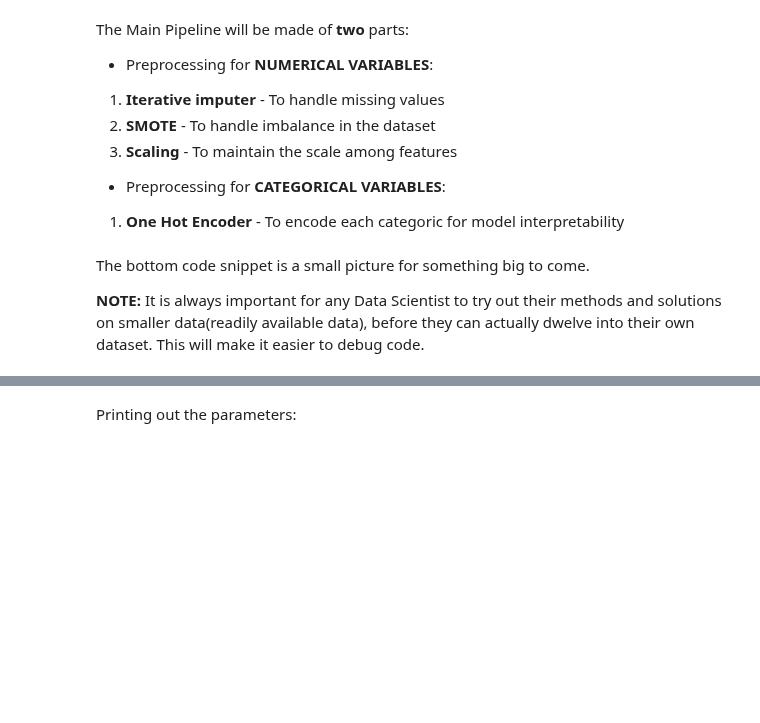
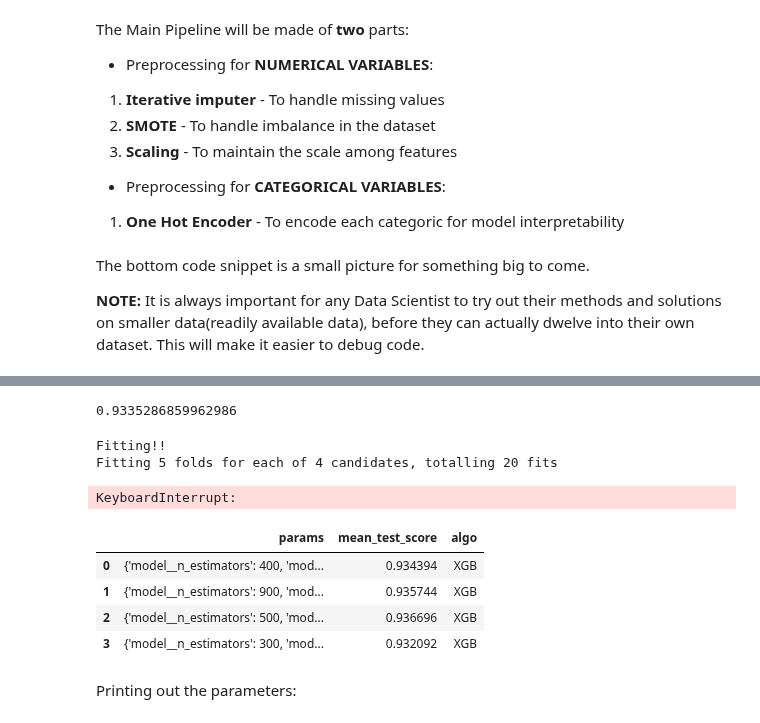
Before and after one commit to s-ravi18/Kaggle-Notebooks, a Jupyter notebook: credit-risk-analysis-redo.ipynb, the cells around one changed output, grey strips where cells are left out. Saved outputs shown, nothing was run; the diff lists cells and outputs as text; code cells hidden in the pictures; blank space fills up the shorter version.

```diff
--- a/credit-risk-analysis-redo.ipynb
+++ b/credit-risk-analysis-redo.ipynb
@@ -375,0 +572,22 @@ cat_cols = X.select_dtypes(exclude=[np.number]).columns
+# %%
+### 1. Creating a pipeline for numerical columns:
+num_pipe = Pipeline([
+    ('impute', IterativeImputer()),     #MICE (Multivariate Imputation by Chained Equations)
+    ('scale', StandardScaler()),
+])
+
+### 2. Using the Column Transformer class for binding the above numeric pipeline and
+###    the preprocessing steps of categorical columns:
+ct = ColumnTransformer([
+    ('num_pipe', num_pipe, make_column_selector(dtype_include=np.number)),
+    ('cat_cols', OneHotEncoder(sparse=False, handle_unknown='ignore'), make_column_selector(dtype_include=object))
+], remainder='passthrough')
+
+model=XGBClassifier()
+
+pipe = Pipeline([
+('coltf', ct),       #ct for the column transformer for preprocessing
+('model', model)
+])
+
+pipe.fit(X,y)
@@ -376,3 +614,39 @@ cat_cols = X.select_dtypes(exclude=[np.number]).columns
+# %%
+accuracy_score(y_test,preds)
+# %% [output]
+0.9335286859962986
+# %%
+grid={XGBClassifier():
+    {'model__n_estimators':[i*100 for i in range(10)],
+     'model__max_depth':[6,8,10,12,14,16],
+     'model__learning_rate':[0.01, 0.05, 0.1, 0.15, 0.2, 0.3],
+     'coltf__num_pipe__impute__estimator':[LinearRegression(), RandomForestRegressor(random_state=0),
+                                        KNeighborsRegressor()]}
+}
+
+gs = RandomizedSearchCV(estimator=pipe, param_distributions=param, scoring='accuracy',verbose=3, n_iter=4, random_state=0,n_jobs=-1)
+
+print("Fitting!!")
+gs.fit(X, y)
+
+print("Gathering Results!!")
+all_res = pd.DataFrame(gs.cv_results_)
+model="XGB"
+temp = all_res.loc[:, ['params', 'mean_test_score']]
+algo_name = str(model).split('(')[0]
+temp['algo'] = algo_name
+# %% [output]
+Fitting!!
+Fitting 5 folds for each of 4 candidates, totalling 20 fits
+KeyboardInterrupt:
+# %%
+temp
+# %% [output]
+|  | params | mean_test_score | algo |
+| 0 | {'model__n_estimators': 400, 'mod... | 0.934394 | XGB |
+| 1 | {'model__n_estimators': 900, 'mod... | 0.935744 | XGB |
+| 2 | {'model__n_estimators': 500, 'mod... | 0.936696 | XGB |
+| 3 | {'model__n_estimators': 300, 'mod... | 0.932092 | XGB |
 # %%
 ## Original Pipeline:
 
```
Also changed, not shown: parts of 55 cells of this notebook.
